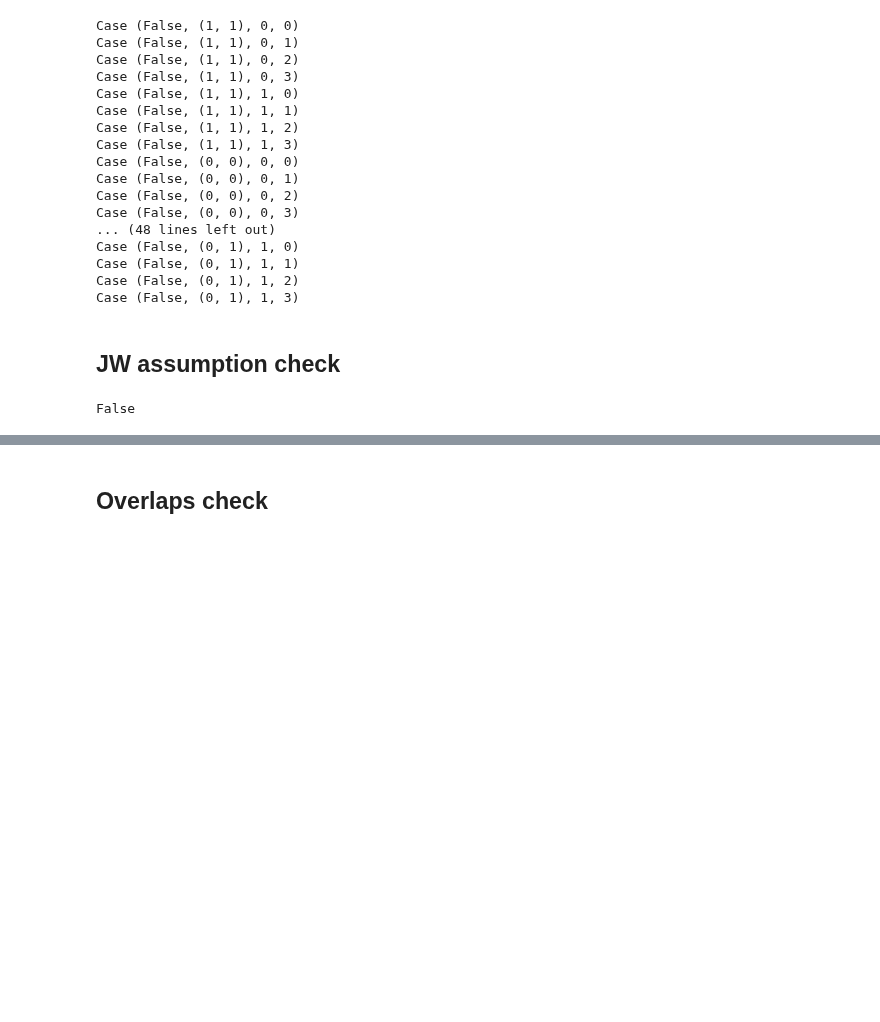
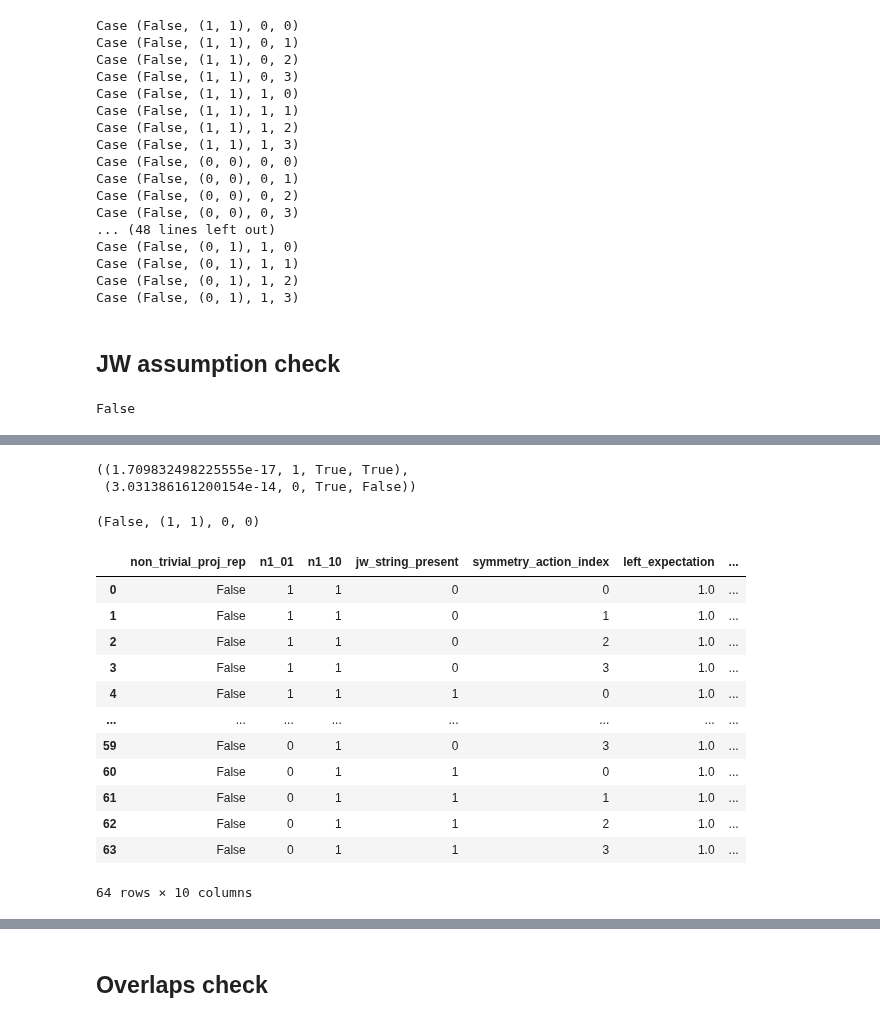
Before and after one commit to kieran-cooney/spt_numerical_classificiation, a Jupyter notebook: code/fermionic_cases/brick_optimisation_simple_fermionic_cases.ipynb, the cells around one changed output, grey strips where cells are left out. Saved outputs shown, nothing was run; the diff lists cells and outputs as text; code cells hidden in the pictures; blank space fills up the shorter version.

```diff
--- a/code/fermionic_cases/brick_optimisation_simple_fermionic_cases.ipynb
+++ b/code/fermionic_cases/brick_optimisation_simple_fermionic_cases.ipynb
@@ -1122,0 +1218,8 @@ right_expectations
+# %%
+(
+    expected_right_expecations[(False, (1, 1), 1, 1)],
+    expected_right_expecations[(False, (1, 1), 0, 1)]
+)
+# %% [output]
+((1.709832498225555e-17, 1, True, True),
+ (3.031386161200154e-14, 0, True, False))
@@ -1122,0 +1238,63 @@ right_expectations
+# %%
+list(left_expectations.keys())[0]
+# %% [output]
+(False, (1, 1), 0, 0)
+# %%
+expected_expecations = list()
+
+for k, vl in left_expectations.items():
+    vr = right_expectations[k]
+
+    proj_rep, n1_pair, jw, symmetry_index = k
+
+    b1 = expect_jw_necessary(n1_pair, symmetry_index)
+    b2 = bool(jw)
+
+    exp = 1 if (b1 == b2) else 0
+
+    data = (
+        proj_rep,
+        n1_pair[0],
+        n1_pair[1],
+        jw,
+        symmetry_index,
+        vl[0][0][0],
+        vr[0][0][0],
+        exp,
+        b1,
+        b2
+    )
+
+    expected_expecations.append(data)
+
+expectations_df = pd.DataFrame(
+    expected_expecations,
+    columns=[
+        'non_trivial_proj_rep',
+        'n1_01',
+        'n1_10',
+        'jw_string_present',
+        'symmetry_action_index',
+        'left_expectation',
+        'right_expectation',
+        'predicted_expectation',
+        'predicted_jw_necessary',
+        'jw_string_present_bool'
+    ]
+)
+# %%
+expectations_df
+# %% [output]
+|  | non_trivial_proj_rep | n1_01 | n1_10 | jw_string_present | symmetry_action_index | left_expectation | ... |
+| 0 | False | 1 | 1 | 0 | 0 | 1.0 | ... |
+| 1 | False | 1 | 1 | 0 | 1 | 1.0 | ... |
+| 2 | False | 1 | 1 | 0 | 2 | 1.0 | ... |
+| 3 | False | 1 | 1 | 0 | 3 | 1.0 | ... |
+| 4 | False | 1 | 1 | 1 | 0 | 1.0 | ... |
+| ... | ... | ... | ... | ... | ... | ... | ... |
+| 59 | False | 0 | 1 | 0 | 3 | 1.0 | ... |
+| 60 | False | 0 | 1 | 1 | 0 | 1.0 | ... |
+| 61 | False | 0 | 1 | 1 | 1 | 1.0 | ... |
+| 62 | False | 0 | 1 | 1 | 2 | 1.0 | ... |
+| 63 | False | 0 | 1 | 1 | 3 | 1.0 | ... |
+64 rows × 10 columns
```
Also changed, not shown: parts of 38 cells of this notebook.
